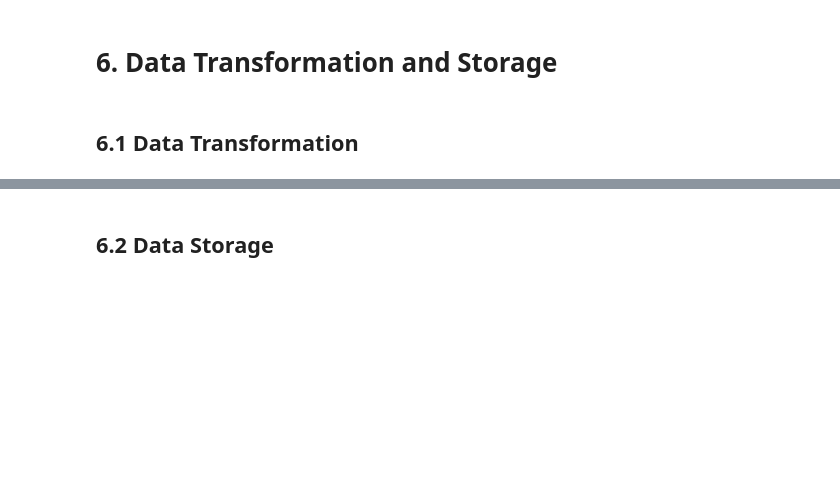
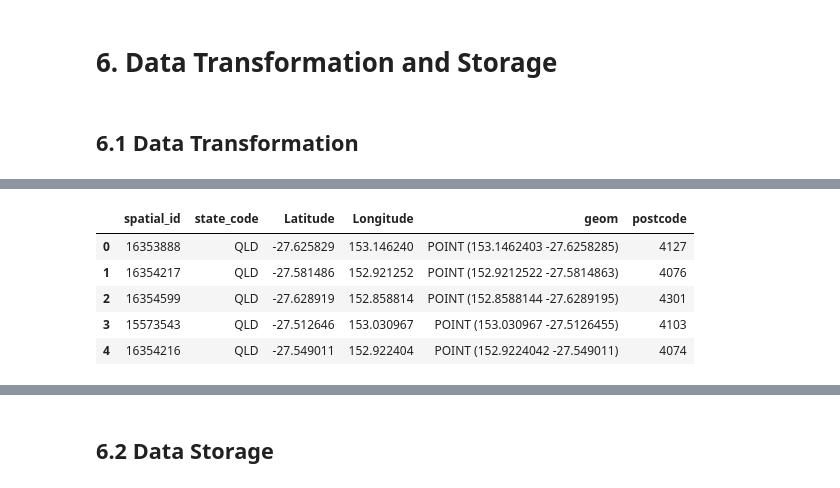
Before and after one commit to mnaufaldr01/de-assignment-1, a Jupyter notebook: assignment1.ipynb, the cells around one changed output, grey strips where cells are left out. Cells and saved outputs as stored; diff of their text form; code cells hidden in the pictures; blank space fills up the shorter version.

```diff
--- a/assignment1.ipynb
+++ b/assignment1.ipynb
@@ -1221,28 +883,38 @@ states_df.head()
 # %%
 # Now get the location information of each facility and power stations
 # Query both tables and combine them into one DataFrame
 query = f"""
     SELECT "spatial_id", "state" as state_code, "Latitude", "Longitude", "geom", "postcode"
     FROM spatial_power_stations_data
     UNION ALL
     SELECT "spatial_id", "state" as state_code, "Latitude", "Longitude", "geom", NULL as postcode
     FROM spatial_greenhouse_and_energy
 """
 
 # Access the tables and load into a single DataFrame
 power_stations_locations_df = pd.read_sql(query, con=db_engine)
 
 # Convert the 'geom' column from WKB hex to geometry (apply once after concatenation)
 power_stations_locations_df['geom'] = power_stations_locations_df['geom'].apply(lambda x: wkb.loads(bytes.fromhex(x)))
 
-# Filter out invalid state_code values and reset index
-power_stations_locations_df = power_stations_locations_df[~power_stations_locations_df['state_code'].isin(['-', '', 'N/A'])].reset_index(drop=True)
+# Filter out invalid spatial_id values and reset index
+# Filter out NaN spatial_id
+power_stations_locations_df = power_stations_locations_df[
+    power_stations_locations_df['spatial_id'].notna()
+].reset_index(drop=True)
 
 # Convert the float column to string, removing .0 if it's an integer
 power_stations_locations_df['spatial_id'] = power_stations_locations_df['spatial_id'].apply(lambda x: str(int(x)) if x.is_integer() else str(x))
 
 # Display the first few rows for verification
 power_stations_locations_df.head()
+# %% [output]
+|  | spatial_id | state_code | Latitude | Longitude | geom | postcode |
+| 0 | 16353888 | QLD | -27.625829 | 153.146240 | POINT (153.1462403 -27.6258285) | 4127 |
+| 1 | 16354217 | QLD | -27.581486 | 152.921252 | POINT (152.9212522 -27.5814863) | 4076 |
+| 2 | 16354599 | QLD | -27.628919 | 152.858814 | POINT (152.8588144 -27.6289195) | 4301 |
+| 3 | 15573543 | QLD | -27.512646 | 153.030967 | POINT (153.030967 -27.5126455) | 4103 |
+| 4 | 16354216 | QLD | -27.549011 | 152.922404 | POINT (152.9224042 -27.549011) | 4074 |
 # %%
 # Concatenate to make locations df
 location_df = pd.concat([power_stations_locations_df, states_df], ignore_index=True)
```
Also changed, not shown: parts of 69 cells of this notebook.
